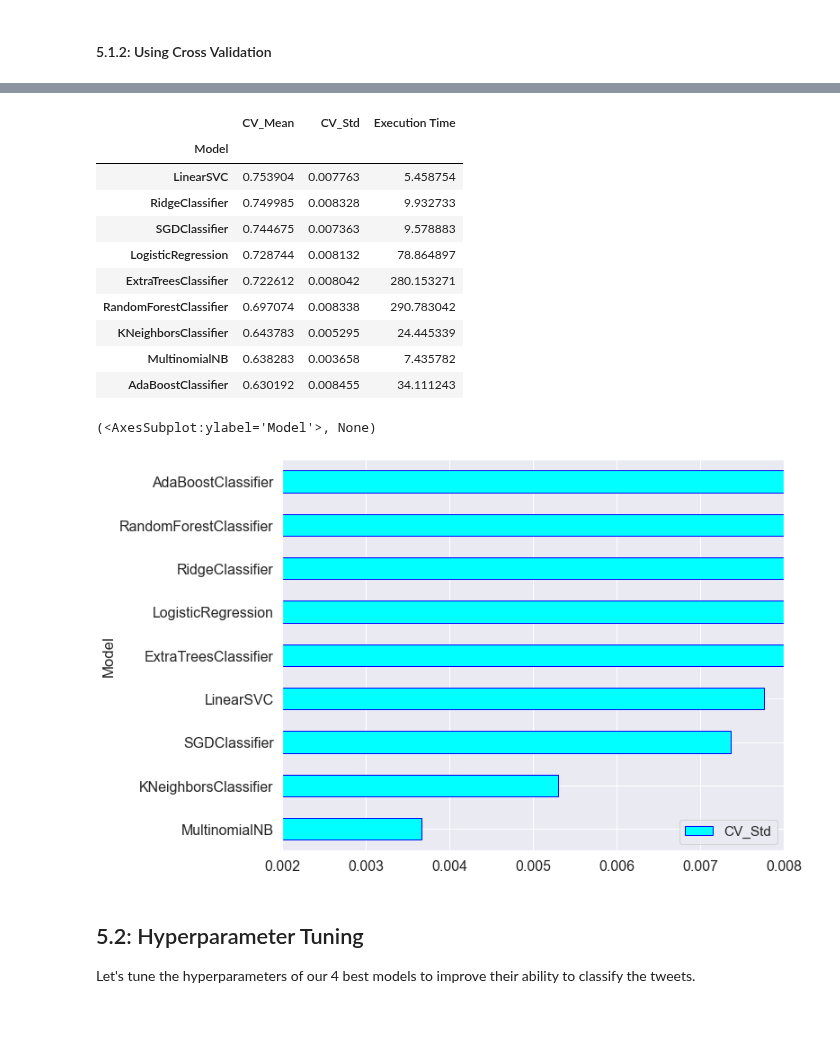
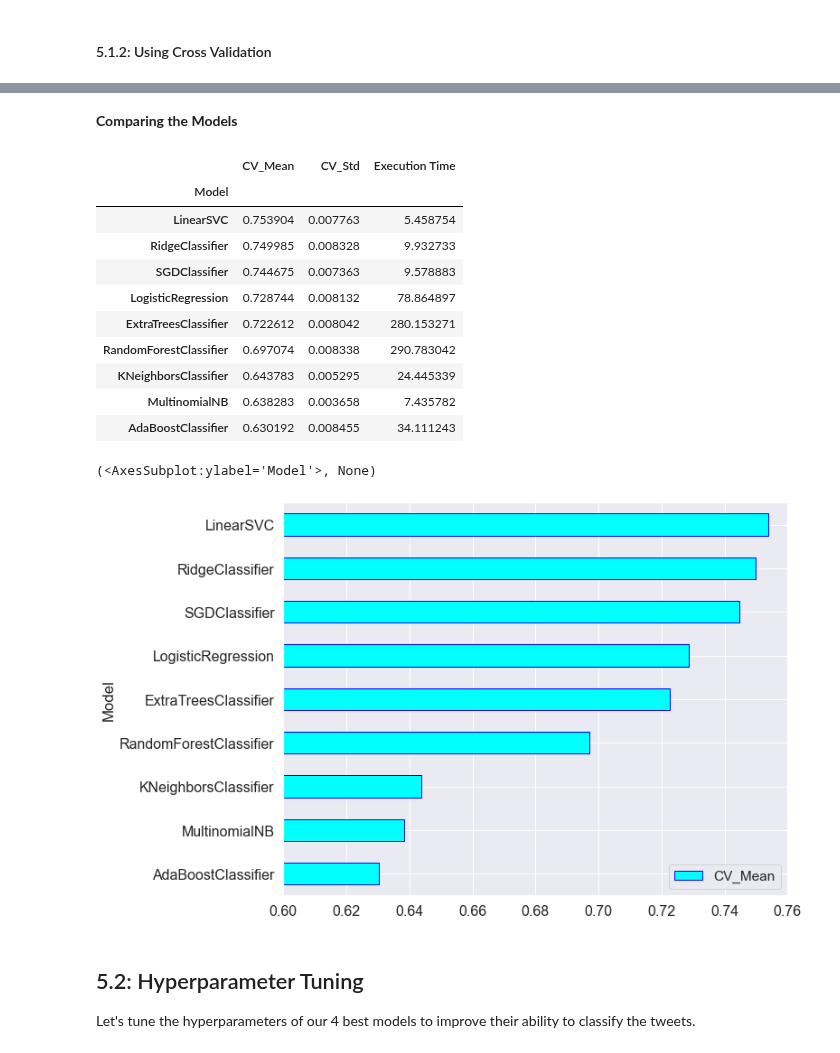
Before and after one commit to Mahlomola-Moses/classification-predict-streamlit-template, a Jupyter notebook: Team_JS_2_Predict.ipynb, the cells around one changed output, grey strips where cells are left out. Drawn from its saved outputs; the diff is of its cells as text; code cells hidden in the pictures; blank space fills up the shorter version.

Commit message:
Markdown for model comparison

```diff
--- a/Team_JS_2_Predict.ipynb
+++ b/Team_JS_2_Predict.ipynb
@@ -534,7 +534,7 @@ def graph_model_performances(df, column):
         xlim = [0.5, 0.75]
     if column == 'Execution Time':
         df = df.sort_values(column, ascending=False)
-        xlim = [0.6, 291]
+        xlim = [0.6, 295]
     if column == 'CV_Mean':
         xlim = [0.6, 0.76]
     if column == 'CV_Std':
@@ -618,19 +609,21 @@ ordered_CV_clf_performance_df
+# %% [markdown]
+**Comparing the Models**
 # %%
-graph_model_performances(ordered_CV_clf_performance_df, 'CV_Std'), display(ordered_CV_clf_performance_df)
+graph_model_performances(ordered_CV_clf_performance_df, 'CV_Mean'), display(ordered_CV_clf_performance_df)
 # %% [output]
 |  | CV_Mean | CV_Std | Execution Time |
 | Model |  |  |  |
 | LinearSVC | 0.753904 | 0.007763 | 5.458754 |
 | RidgeClassifier | 0.749985 | 0.008328 | 9.932733 |
 | SGDClassifier | 0.744675 | 0.007363 | 9.578883 |
 | LogisticRegression | 0.728744 | 0.008132 | 78.864897 |
 | ExtraTreesClassifier | 0.722612 | 0.008042 | 280.153271 |
 | RandomForestClassifier | 0.697074 | 0.008338 | 290.783042 |
 | KNeighborsClassifier | 0.643783 | 0.005295 | 24.445339 |
 | MultinomialNB | 0.638283 | 0.003658 | 7.435782 |
 | AdaBoostClassifier | 0.630192 | 0.008455 | 34.111243 |
 (<AxesSubplot:ylabel='Model'>, None)
-[figure, old version]
+[figure, new version]
 # %% [markdown]
 ## 5.2: Hyperparameter Tuning
 
```
Also changed, not shown: parts of 5 cells of this notebook.
